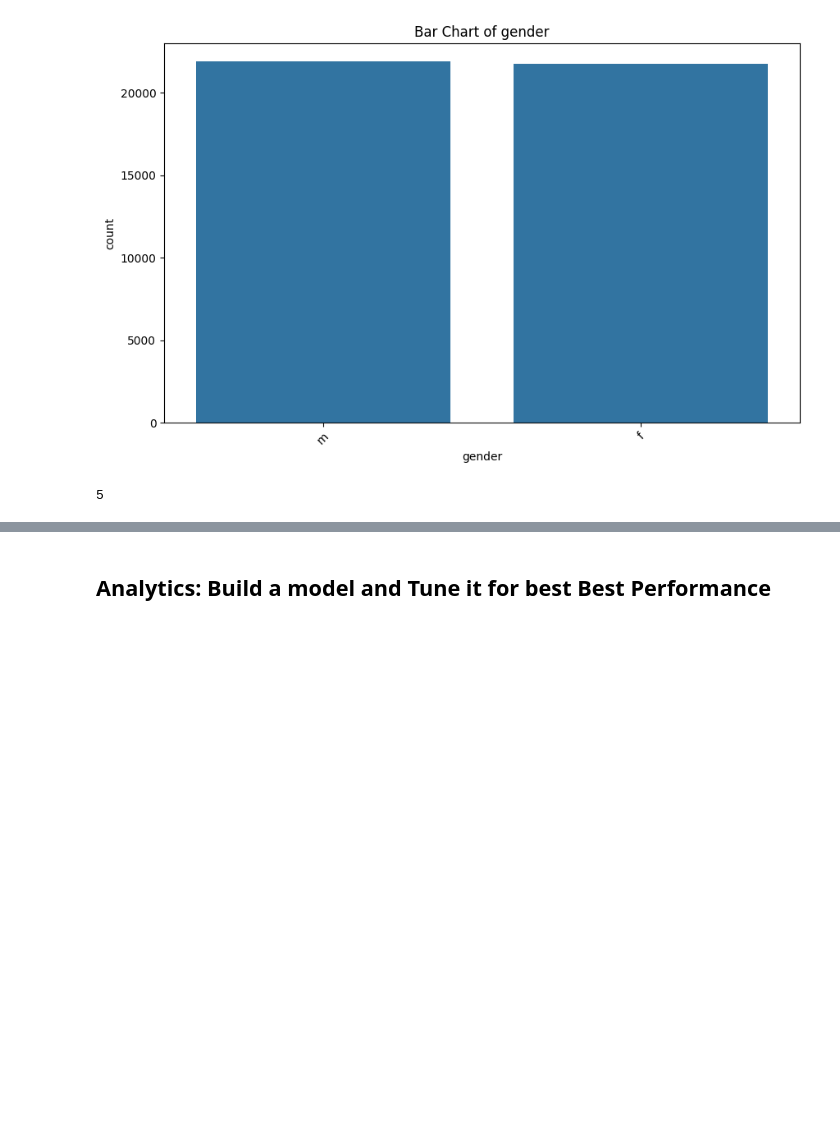
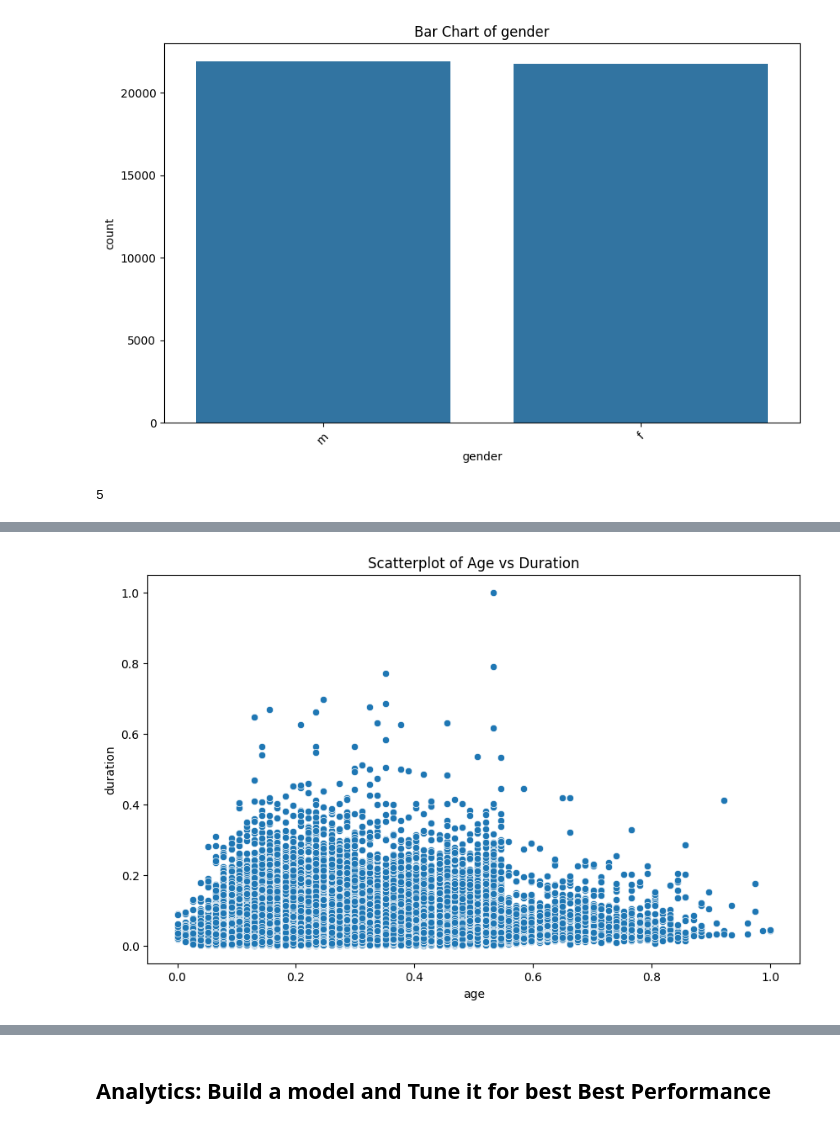
Before and after one commit to LeoParkk/ds1001_final, a Jupyter notebook: ds1001_final/notebooks/Final_Project_Notebook.ipynb, the cells around one changed output, grey strips where cells are left out. Saved outputs shown, nothing was run; the diff lists cells and outputs as text; code cells hidden in the pictures; blank space fills up the shorter version.

```diff
--- a/ds1001_final/notebooks/Final_Project_Notebook.ipynb
+++ b/ds1001_final/notebooks/Final_Project_Notebook.ipynb
@@ -152,11 +152,11 @@ scaler = MinMaxScaler()
 dataa[dataa.select_dtypes(include=['number']).columns] = scaler.fit_transform(dataa.select_dtypes(include=['number']))
 # %%
 # Likely need to convert categorical columns to category dtype
-for col in "xx".select_dtypes(include=['object']).columns:
-    "xx"[col] = "xx"[col].astype('category')
+for col in dataa.select_dtypes(include=['object']).columns:
+    dataa[col] = dataa[col].astype('category')
 # %%
 # Creating dummy variables, make sure the variables that need to be converted to dummies are categorical, not numeric.
 # This might require you to convert some columns to categorical first using astype('category')
-"xx" = pd.get_dummies("xx", drop_first=True)
+dataa = pd.get_dummies(dataa, drop_first=True)
 # %%
 # Display missing data using the isnull function, is there any missing data?
@@ -164,13 +182,15 @@ print("xx".isnull().sum())
 # %%
 # remove missing values if needed
-"xx" = "xx".dropna()
+dataa = dataa.dropna()
 # %%
 # Scatterplot between two continuous variables
 plt.figure(figsize=(10, 6))
-sns.scatterplot(x='Variable1', y='Variable2', data="xx")  # Replace 'Variable1' and 'Variable2' with your column names
-plt.title('Scatterplot of Variable1 vs Variable2')
+sns.scatterplot(x="age", y="duration", data=dataa)  # Replace 'Variable1' and 'Variable2' with your column names
+plt.title('Scatterplot of Age vs Duration')
 plt.savefig('scatterplot.png')  # Save the scatterplot image
 plt.show()
+# %% [output]
+[figure, added]
 # %%
 # Density chart of a continuous variable
 plt.figure(figsize=(10, 6))
```
Also changed, not shown: parts of 15 cells of this notebook.
